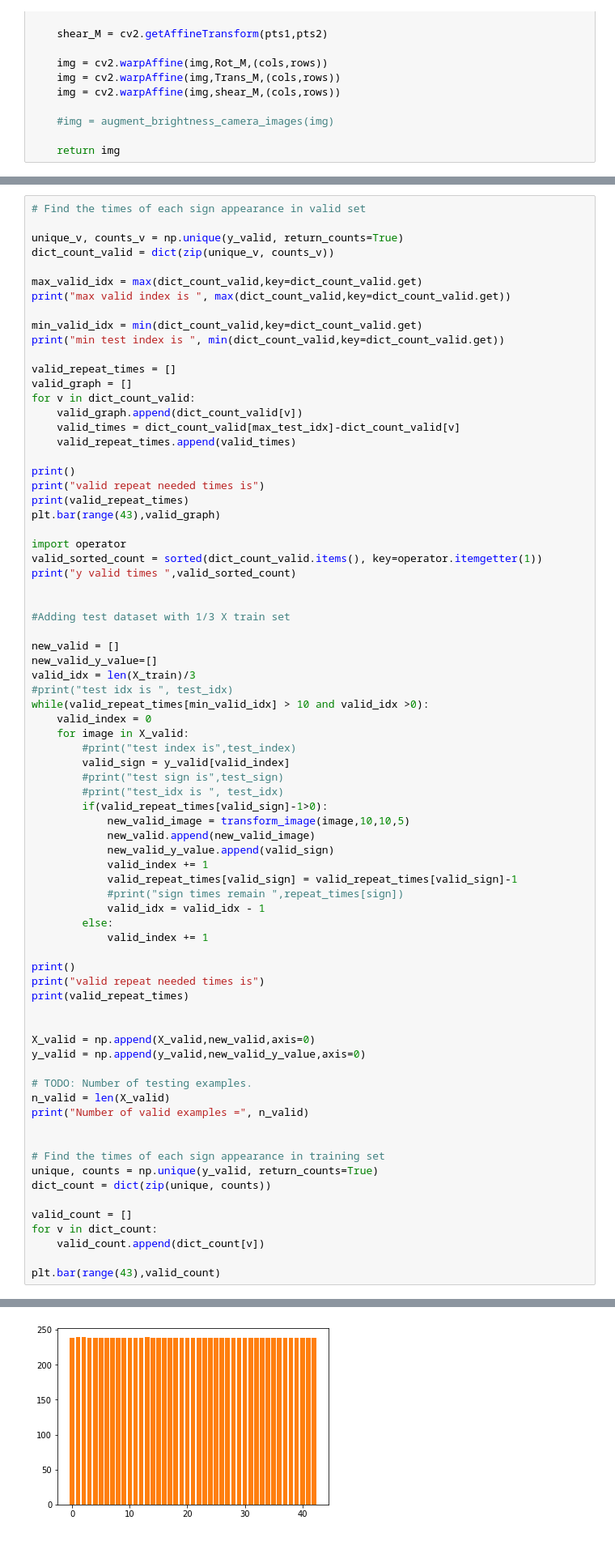
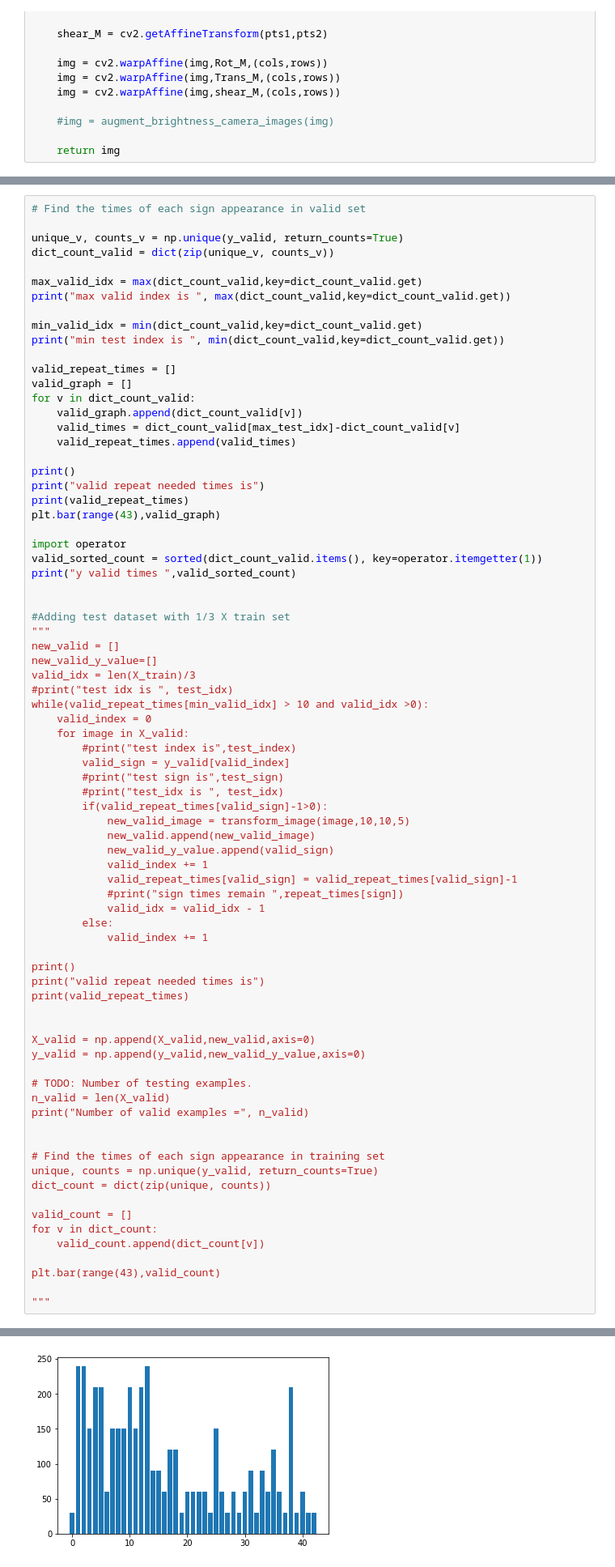
Before and after one commit to bryan0806/Udacity-CarND-Traffic-Sign-Classifier-Project, a Jupyter notebook: Traffic_Sign_Classifier.ipynb, the cells around one changed output, grey strips where cells are left out. Shown at 81% size. Drawn from its saved outputs; the diff is of its cells as text.

```diff
--- a/Traffic_Sign_Classifier.ipynb
+++ b/Traffic_Sign_Classifier.ipynb
@@ -769,7 +757,7 @@ print("y valid times ",valid_sorted_count)
 
 
 #Adding test dataset with 1/3 X train set
-
+"""
 new_valid = []
 new_valid_y_value=[]
 valid_idx = len(X_train)/3
@@ -814,6 +802,8 @@ for v in dict_count:
     valid_count.append(dict_count[v])
 
 plt.bar(range(43),valid_count)
+
+"""
 # %% [output]
 max valid index is  1
 min test index is  0
@@ -829,4 +815,4 @@ Number of valid examples = 10280
-[figure, old version]
+[figure, new version]
 # %%
 # Find the times of each sign appearance in training set
 unique, counts = np.unique(y_train, return_counts=True)
```
Also changed, not shown: parts of 19 cells of this notebook, 7 other files.
